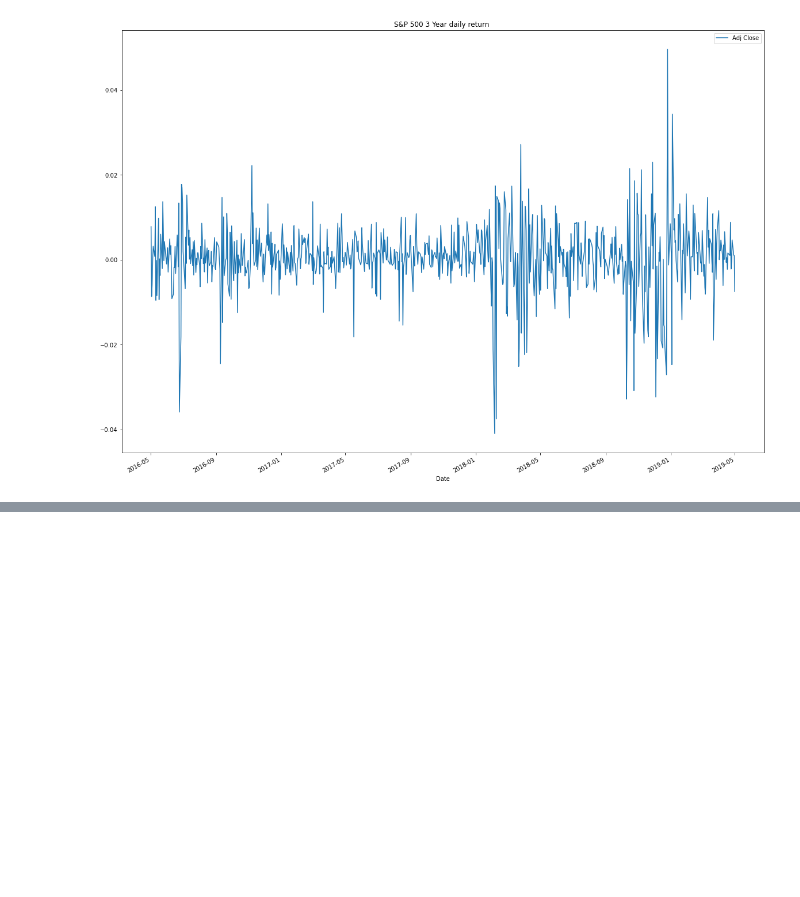
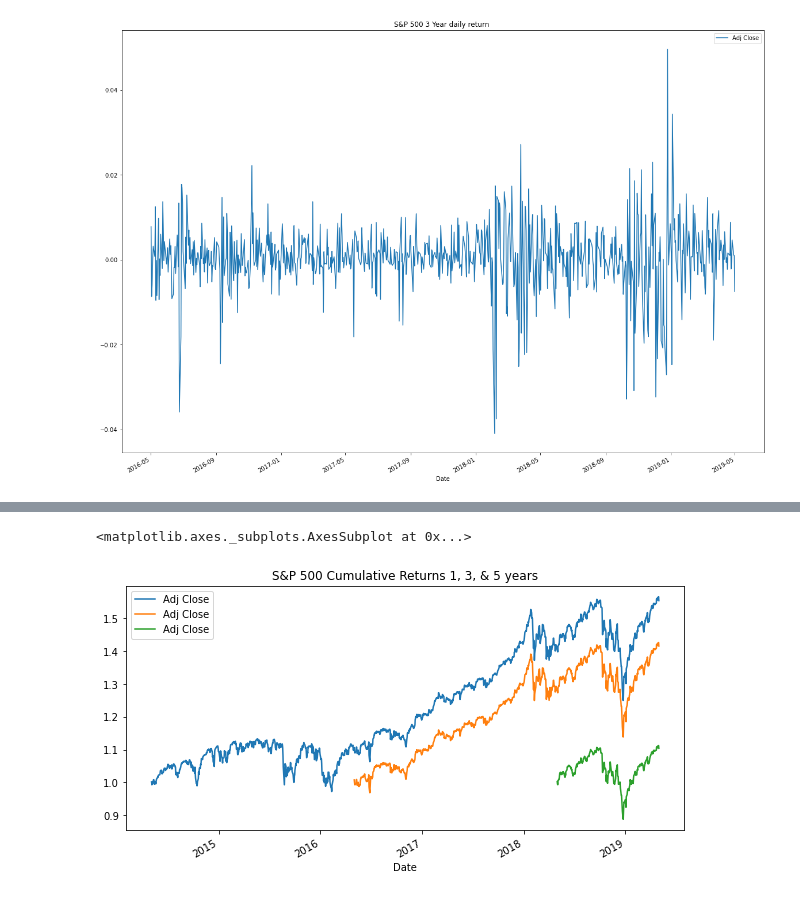
Before and after one commit to carlosmpr/fintech, a Jupyter notebook: module4/Module4.ipynb, the cells around one changed output, grey strips where cells are left out. Drawn from its saved outputs; the diff is of its cells as text; code cells hidden in the pictures; blank space fills up the shorter version.

```diff
--- a/module4/Module4.ipynb
+++ b/module4/Module4.ipynb
@@ -201,0 +251,12 @@ daily_returns_3_year.plot(figsize=(20,15), title="S&P 500 3 Year daily return ")
+# %%
+cumulative_returns_3_year =(1 + daily_returns_3_year).cumprod()
+cumulative_returns_1_year =(1 + daily_returns_1_year).cumprod()
+ax = cumulative_returns.plot(
+    legend="True",
+    figsize=(10,5),
+    title="S&P 500 Cumulative Returns 1, 3, & 5 years")
+cumulative_returns_3_year.plot(ax=ax)
+cumulative_returns_1_year.plot(ax=ax)
+# %% [output]
+<matplotlib.axes._subplots.AxesSubplot at 0x...>
+[figure, added]
```
Also changed, not shown: parts of 5 cells of this notebook, 6 other files.
